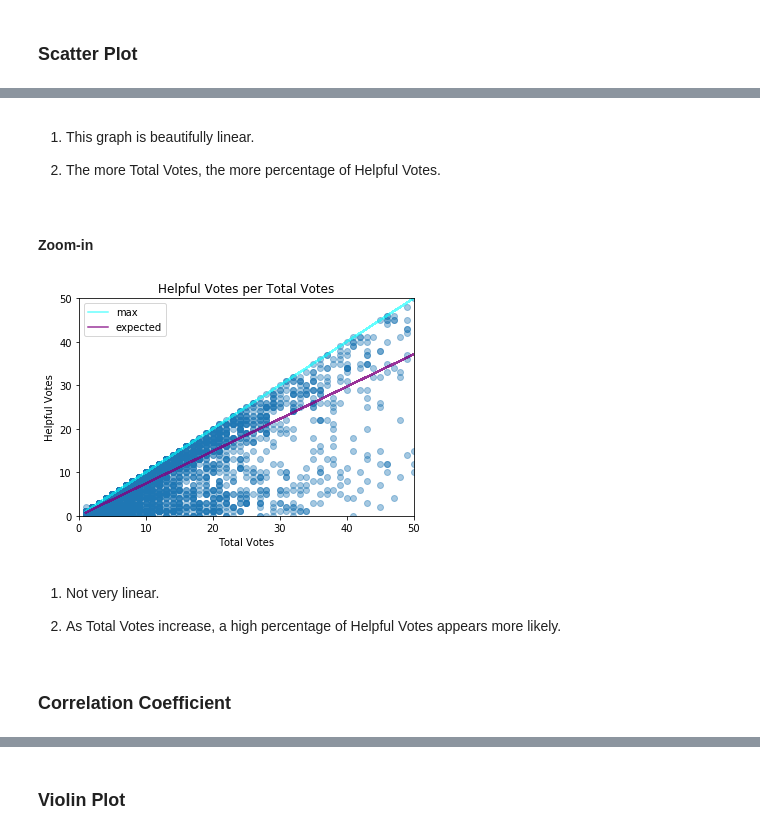
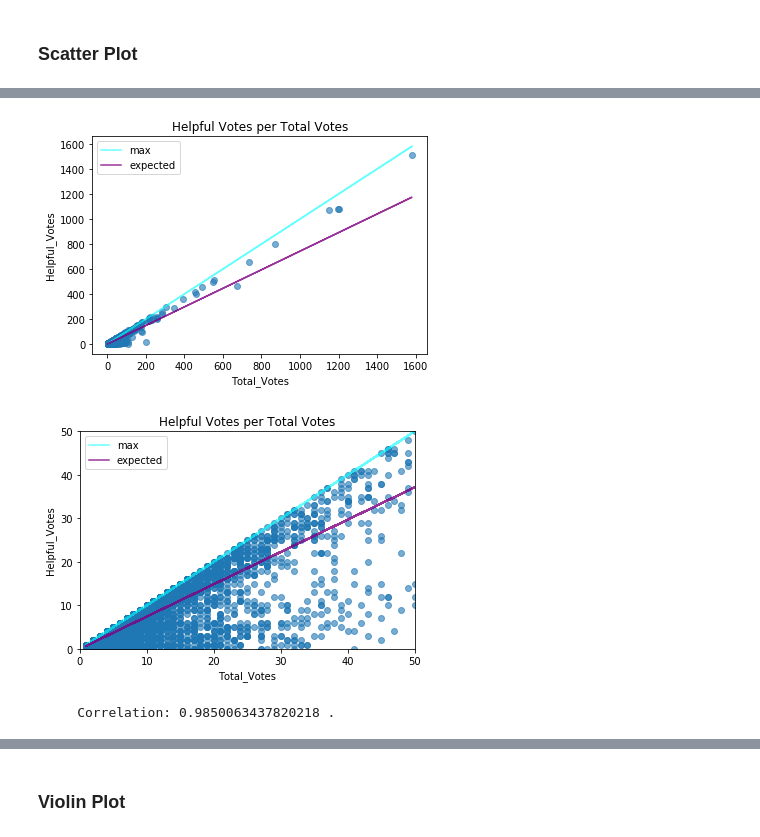
Before and after one commit to coreyjwade/Ranking_Reviewers_EDA, a Jupyter notebook: EDA_Ranking_Reviewers.ipynb, the cells around one changed output, grey strips where cells are left out. Saved outputs shown, nothing was run; the diff lists cells and outputs as text; code cells hidden in the pictures.

Commit message:
combine graphs

```diff
--- a/EDA_Ranking_Reviewers.ipynb
+++ b/EDA_Ranking_Reviewers.ipynb
@@ -122,0 +128,4 @@ df.head()
+# %%
+df['Helpful_Rating']=100/(1+100*np.exp(-0.8*df['Helpful_Above_Mean']))-100/101
+
+df['Helpful_Rating']=(df['Helpful_Percentage']*100 + df['Helpful_Rating'])/2
@@ -157,0 +174,15 @@ Despite removing all rows with 0 votes, the results are nearly the same. The his
+# %%
+# Scatter plot function takes in x-column, y-column, dataframe and alpha as paramters
+def scatter(x_col, y_col, title, df, alpha):
+    # Set x as the df x-column paramter
+    x = df[x_col]
+    # Set y as the df x-column paramter
+    y = df[y_col]
+    # Label x as x-column string parameter
+    plt.xlabel(str(x_col))
+    # Label y as y-column string parameter
+    plt.ylabel(str(y_col))
+    # Label title as title
+    plt.title(title)
+    # Create scatter plot with provided alpha
+    plt.scatter(x,y,alpha=alpha)
@@ -182,35 +202,49 @@ plt.show()
-# %% [markdown]
-1) This graph is beautifully linear.
-
-2) The more Total Votes, the more percentage of Helpful Votes.
-# %% [markdown]
-#### Zoom-in
 # %%
-# Generate second plot
-y = df_sub['Helpful_Votes']
-x = df_sub['Total_Votes']
+# MAIN PLOT
 
-plt.ylabel('Helpful Votes')
-plt.xlabel('Total Votes')
-plt.title('Helpful Votes per Total Votes')
+# Create scatter plot comparing Total_Votes to Helpful_Votes
+scatter('Total_Votes', 'Helpful_Votes', 'Helpful Votes per Total Votes', df_sub, 0.6)
 
-plt.scatter(x,y, alpha=0.4)
-
-#Since helpful votes cannot exceed total votes, the cyan line represents a maximum.
+# Since helpful votes cannot exceed total votes, the cyan line represents a maximum.
 maxLine, = plt.plot(x, x, 'cyan', label='max', alpha=0.6)
 
-#The purple line is the expected value of helpful votes
+# The purple line is the expected value of helpful votes
 expectedLine, = plt.plot(x, helpfulPercentage*x, 'purple', label='expected', alpha=0.8)
 
+# Create legend
 plt.legend(handles=[maxLine, expectedLine])
+
+# Show plot
+plt.show()
+
+# ZOOM PLOT
+
+# Create scatter plot comparing Total_Votes to Helpful_Votes
+scatter('Total_Votes', 'Helpful_Votes', 'Helpful Votes per Total Votes', df_sub, 0.6)
+
+# Since helpful votes cannot exceed total votes, the cyan line represents a maximum.
+maxLine, = plt.plot(x, x, 'cyan', label='max', alpha=0.6)
+
+# The purple line is the expected value of helpful votes
+expectedLine, = plt.plot(x, helpfulPercentage*x, 'purple', label='expected', alpha=0.8)
+
+# Create legend
+plt.legend(handles=[maxLine, expectedLine])
+
+# Set limits for x and y
 plt.xlim(0,50)
 plt.ylim(0,50)
+
+# Show the plot
 plt.show()
+
+# CORRELATION
+x = df_sub['Total_Votes']
+y = df_sub['Helpful_Votes']
+# compute correlation of x,y from above plot
+coeff = correlation(x,y)
+print('     Correlation:', coeff, '.')
 # %% [output]
-[figure, old version]
+[figure, new version]
+[figure, added]
+     Correlation: 0.9850063437820218 .
-# %% [markdown]
-1) Not very linear.
-
-2) As Total Votes increase, a high percentage of Helpful Votes appears more likely.
-# %% [markdown]
-### Correlation Coefficient
```
Also changed, not shown: parts of 56 cells of this notebook.
